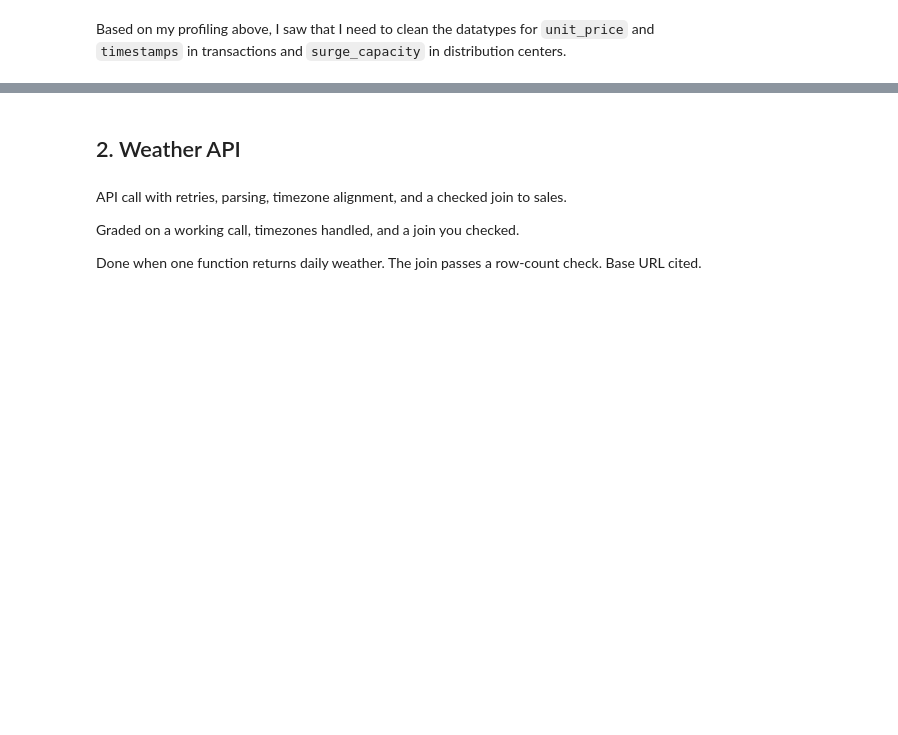
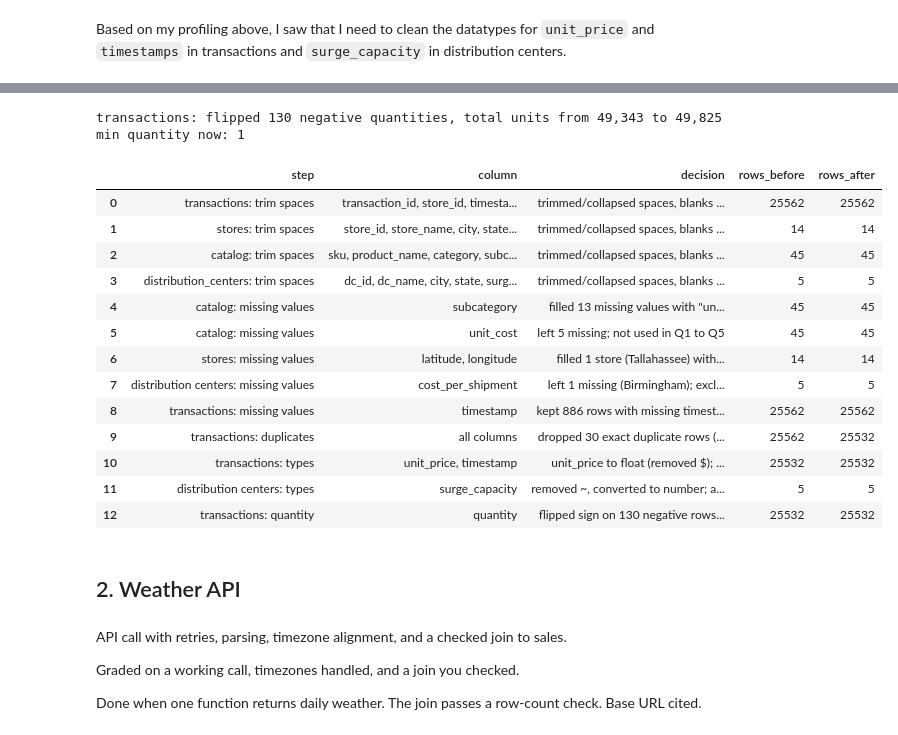
Before and after one commit to eviemcmahan/walmart-hurricane-project, a Jupyter notebook: notebooks/team_notebook.ipynb, the cells around one changed output, grey strips where cells are left out. Drawn from its saved outputs; the diff is of its cells as text; code cells hidden in the pictures; blank space fills up the shorter version.

```diff
--- a/notebooks/team_notebook.ipynb
+++ b/notebooks/team_notebook.ipynb
@@ -283,3 +398,33 @@ pd.DataFrame(decision_log)
+# %%
+def flip_negative_quantity(df, name):
+    out = df.copy()
+    n_neg = int((out['quantity'] < 0).sum()) # Determine the negative rows first
+    out['quantity'] = out['quantity'].abs() # Flip the sign
+    log(f'{name}: quantity', 'quantity', # Log the decision
+        f'flipped sign on {n_neg} negative rows (likely sign typos)', len(df), len(out))
+    print(f'{name}: flipped {n_neg} negative quantities, total units from {df["quantity"].sum():,} to {out["quantity"].sum():,}')
+    return out
+
+cleaned['transactions'] = flip_negative_quantity(cleaned['transactions'], 'transactions') # Run the function
+print('min quantity now:', cleaned['transactions']['quantity'].min()) # Check the minimum quanitity
+pd.DataFrame(decision_log)
+# %% [output]
+transactions: flipped 130 negative quantities, total units from 49,343 to 49,825
+min quantity now: 1
+|  | step | column | decision | rows_before | rows_after |
+| 0 | transactions: trim spaces | transaction_id, store_id, timesta... | trimmed/collapsed spaces, blanks ... | 25562 | 25562 |
+| 1 | stores: trim spaces | store_id, store_name, city, state... | trimmed/collapsed spaces, blanks ... | 14 | 14 |
+| 2 | catalog: trim spaces | sku, product_name, category, subc... | trimmed/collapsed spaces, blanks ... | 45 | 45 |
+| 3 | distribution_centers: trim spaces | dc_id, dc_name, city, state, surg... | trimmed/collapsed spaces, blanks ... | 5 | 5 |
+| 4 | catalog: missing values | subcategory | filled 13 missing values with "un... | 45 | 45 |
+| 5 | catalog: missing values | unit_cost | left 5 missing; not used in Q1 to Q5 | 45 | 45 |
+| 6 | stores: missing values | latitude, longitude | filled 1 store (Tallahassee) with... | 14 | 14 |
+| 7 | distribution centers: missing values | cost_per_shipment | left 1 missing (Birmingham); excl... | 5 | 5 |
+| 8 | transactions: missing values | timestamp | kept 886 rows with missing timest... | 25562 | 25562 |
+| 9 | transactions: duplicates | all columns | dropped 30 exact duplicate rows (... | 25562 | 25532 |
+| 10 | transactions: types | unit_price, timestamp | unit_price to float (removed $); ... | 25532 | 25532 |
+| 11 | distribution centers: types | surge_capacity | removed ~, converted to number; a... | 5 | 5 |
+| 12 | transactions: quantity | quantity | flipped sign on 130 negative rows... | 25532 | 25532 |
 # %% [markdown]
 ## 2. Weather API
 # %% [markdown]
```
Also changed, not shown: parts of 16 cells of this notebook.
